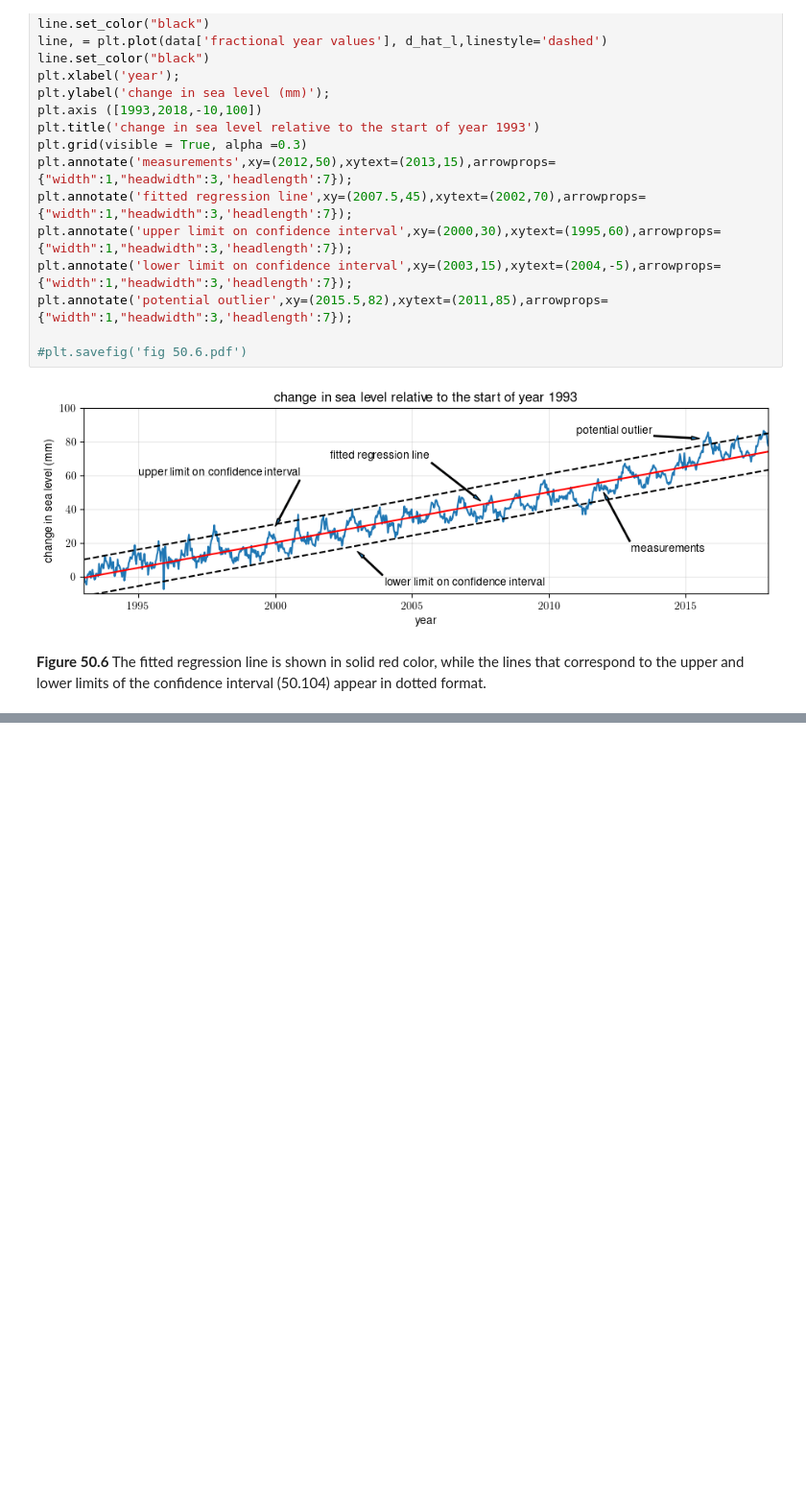
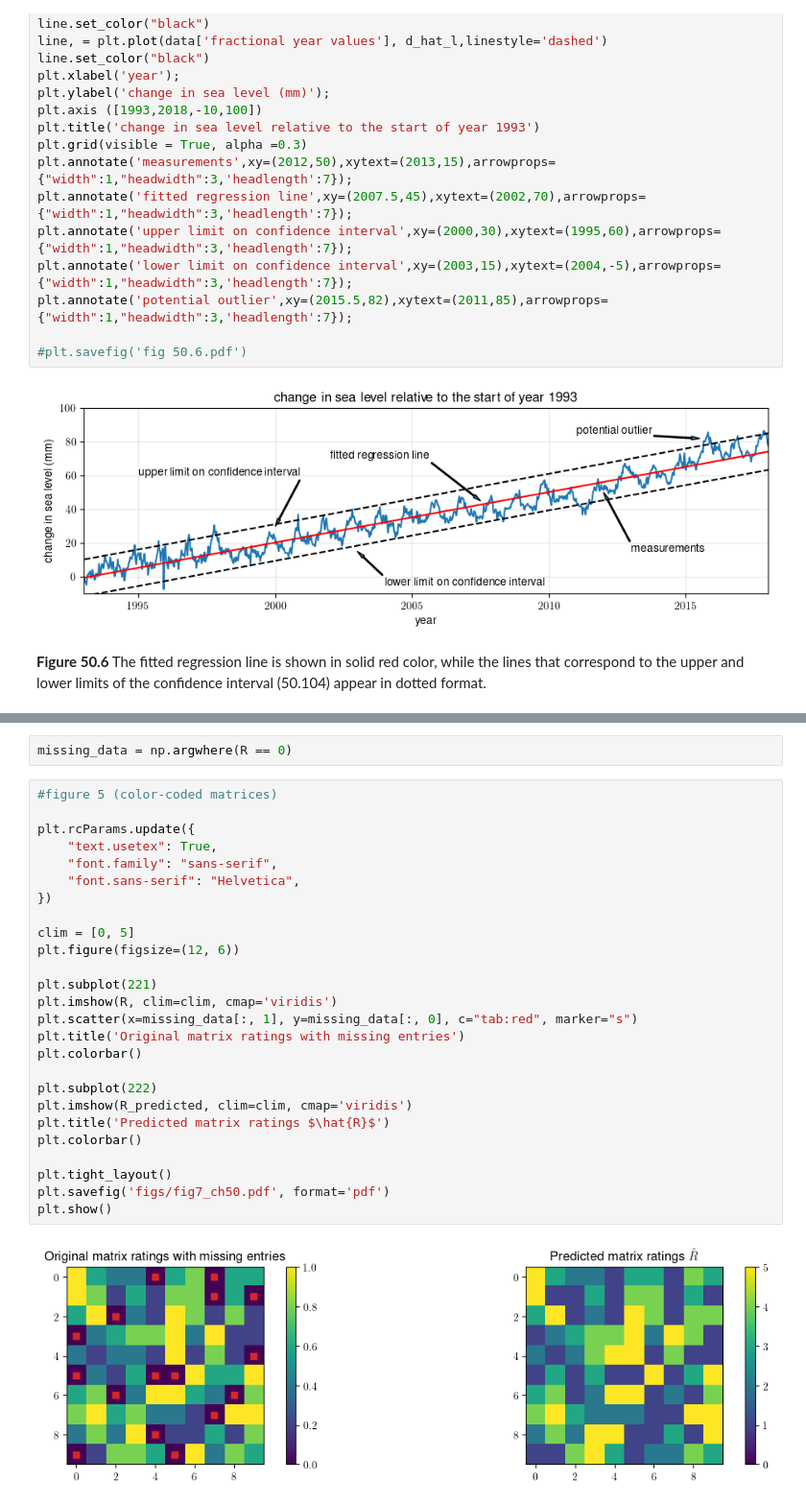
Before and after one commit to asl-epfl/inference-learning-data-2022-python, a Jupyter notebook: chapter-50/chapter-50 .ipynb, the cells around one changed output, grey strips where cells are left out. Shown: that part at 96% size. Cells and saved outputs as stored; diff of their text form; blank space fills up the shorter version.

```diff
--- a/chapter-50/chapter-50 .ipynb
+++ b/chapter-50/chapter-50 .ipynb
@@ -969,0 +1112,30 @@ plt.annotate('potential outlier',xy=(2015.5,82),xytext=(2011,85),arrowprops={"wi
+# %%
+missing_data = np.argwhere(R == 0)
+# %%
+#figure 5 (color-coded matrices)
+
+plt.rcParams.update({
+    "text.usetex": True,
+    "font.family": "sans-serif",
+    "font.sans-serif": "Helvetica",
+})
+
+clim = [0, 5]
+plt.figure(figsize=(12, 6))
+
+plt.subplot(221)
+plt.imshow(R, clim=clim, cmap='viridis')
+plt.scatter(x=missing_data[:, 1], y=missing_data[:, 0], c="tab:red", marker="s")
+plt.title('Original matrix ratings with missing entries')
+plt.colorbar()
+
+plt.subplot(222)
+plt.imshow(R_predicted, clim=clim, cmap='viridis')
+plt.title('Predicted matrix ratings $\hat{R}$')
+plt.colorbar()
+
+plt.tight_layout()
+plt.savefig('figs/fig7_ch50.pdf', format='pdf')
+plt.show()
+# %% [output]
+[figure, added]
```
Also changed, not shown: parts of 4 cells of this notebook, 16 other files.
